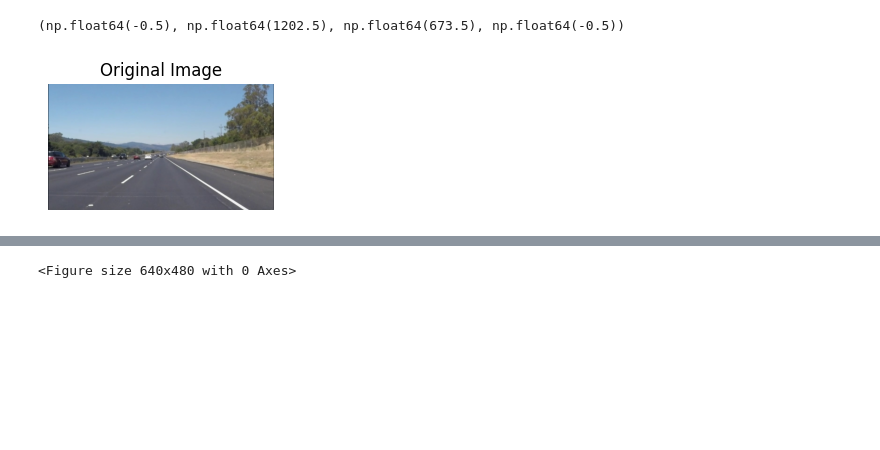
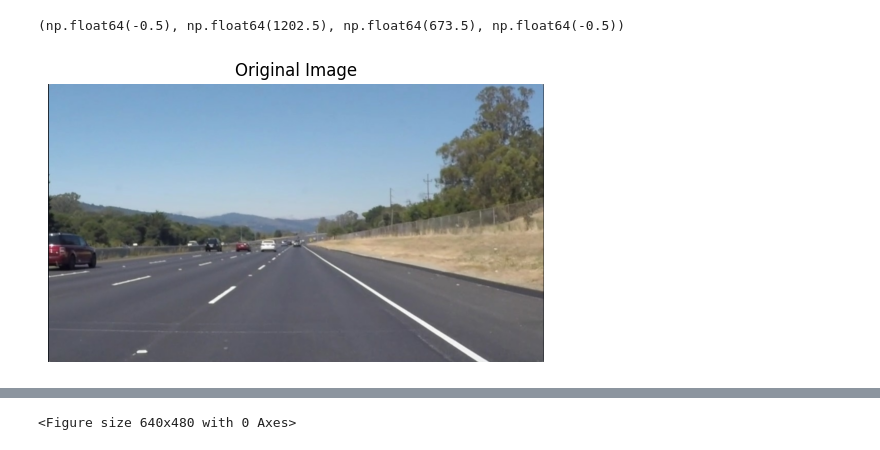
Before and after one commit to Aadi6777/Record-THRESHOLDING, a Jupyter notebook: exp 8.ipynb, the cells around one changed output, grey strips where cells are left out. Cells and saved outputs as stored; diff of their text form; code cells hidden in the pictures; blank space fills up the shorter version.

```diff
--- a/exp 8.ipynb
+++ b/exp 8.ipynb
@@ -13,13 +13,13 @@ image = cv2.imread('lan.png')
 # %%
 gray_image = cv2.cvtColor(image, cv2.COLOR_BGR2GRAY)
 # %%
-plt.subplot(2, 2, 1)
+
 plt.imshow(cv2.cvtColor(image, cv2.COLOR_BGR2RGB))
 plt.title("Original Image")
 plt.axis('off')
 # %% [output]
 (np.float64(-0.5), np.float64(1202.5), np.float64(673.5), np.float64(-0.5))
-[figure, old version]
+[figure, new version]
 # %%
 _, global_thresholded = cv2.threshold(gray_image, 127, 255, cv2.THRESH_BINARY)
 # %%
```
Also changed, not shown: parts of 3 cells of this notebook.
